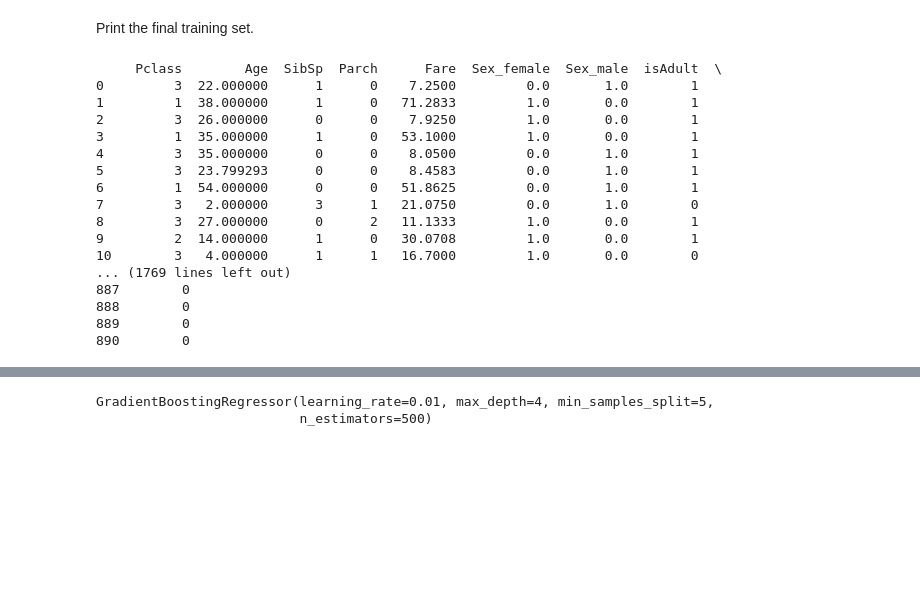
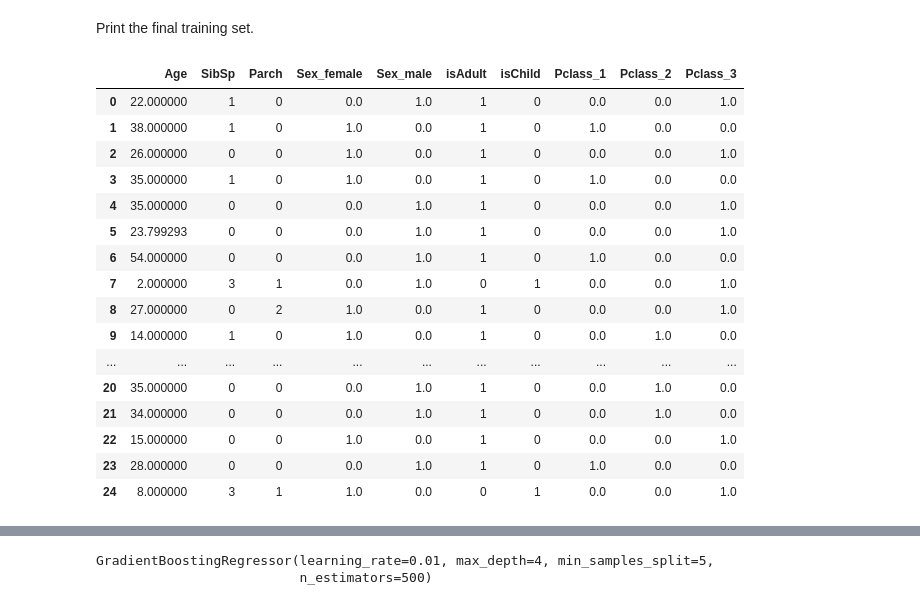
Before and after one commit to babennettdev/ml-notebooks, a Jupyter notebook: src/titanic/titanic.ipynb, the cells around one changed output, grey strips where cells are left out. Cells and saved outputs as stored; diff of their text form; code cells hidden in the pictures; blank space fills up the shorter version.

```diff
--- a/src/titanic/titanic.ipynb
+++ b/src/titanic/titanic.ipynb
@@ -131,26 +124,26 @@ params = {
 }
 # %% [markdown]
 Print the final training set.
-# %%
-print(titanic_train_dataframes)
-# %% [output]
-     Pclass        Age  SibSp  Parch      Fare  Sex_female  Sex_male  isAdult  \
-0         3  22.000000      1      0    7.2500         0.0       1.0        1
-1         1  38.000000      1      0   71.2833         1.0       0.0        1
-2         3  26.000000      0      0    7.9250         1.0       0.0        1
-3         1  35.000000      1      0   53.1000         1.0       0.0        1
-4         3  35.000000      0      0    8.0500         0.0       1.0        1
-5         3  23.799293      0      0    8.4583         0.0       1.0        1
-6         1  54.000000      0      0   51.8625         0.0       1.0        1
-7         3   2.000000      3      1   21.0750         0.0       1.0        0
-8         3  27.000000      0      2   11.1333         1.0       0.0        1
-9         2  14.000000      1      0   30.0708         1.0       0.0        1
-10        3   4.000000      1      1   16.7000         1.0       0.0        0
-... (1769 lines left out)
-887        0
-888        0
-889        0
-890        0
+# %%
+titanic_train_dataframes.head(n=25)
+# %% [output]
+|  | Age | SibSp | Parch | Sex_female | Sex_male | isAdult | isChild | Pclass_1 | Pclass_2 | Pclass_3 |
+| 0 | 22.000000 | 1 | 0 | 0.0 | 1.0 | 1 | 0 | 0.0 | 0.0 | 1.0 |
+| 1 | 38.000000 | 1 | 0 | 1.0 | 0.0 | 1 | 0 | 1.0 | 0.0 | 0.0 |
+| 2 | 26.000000 | 0 | 0 | 1.0 | 0.0 | 1 | 0 | 0.0 | 0.0 | 1.0 |
+| 3 | 35.000000 | 1 | 0 | 1.0 | 0.0 | 1 | 0 | 1.0 | 0.0 | 0.0 |
+| 4 | 35.000000 | 0 | 0 | 0.0 | 1.0 | 1 | 0 | 0.0 | 0.0 | 1.0 |
+| 5 | 23.799293 | 0 | 0 | 0.0 | 1.0 | 1 | 0 | 0.0 | 0.0 | 1.0 |
+| 6 | 54.000000 | 0 | 0 | 0.0 | 1.0 | 1 | 0 | 1.0 | 0.0 | 0.0 |
+| 7 | 2.000000 | 3 | 1 | 0.0 | 1.0 | 0 | 1 | 0.0 | 0.0 | 1.0 |
+| 8 | 27.000000 | 0 | 2 | 1.0 | 0.0 | 1 | 0 | 0.0 | 0.0 | 1.0 |
+| 9 | 14.000000 | 1 | 0 | 1.0 | 0.0 | 1 | 0 | 0.0 | 1.0 | 0.0 |
+| ... | ... | ... | ... | ... | ... | ... | ... | ... | ... | ... |
+| 20 | 35.000000 | 0 | 0 | 0.0 | 1.0 | 1 | 0 | 0.0 | 1.0 | 0.0 |
+| 21 | 34.000000 | 0 | 0 | 0.0 | 1.0 | 1 | 0 | 0.0 | 1.0 | 0.0 |
+| 22 | 15.000000 | 0 | 0 | 1.0 | 0.0 | 1 | 0 | 0.0 | 0.0 | 1.0 |
+| 23 | 28.000000 | 0 | 0 | 0.0 | 1.0 | 1 | 0 | 1.0 | 0.0 | 0.0 |
+| 24 | 8.000000 | 3 | 1 | 1.0 | 0.0 | 0 | 1 | 0.0 | 0.0 | 1.0 |
 # %%
 reg = ensemble.GradientBoostingRegressor(**params)
 reg.fit(X_train, y_train)
```
Also changed, not shown: parts of 16 cells of this notebook.
